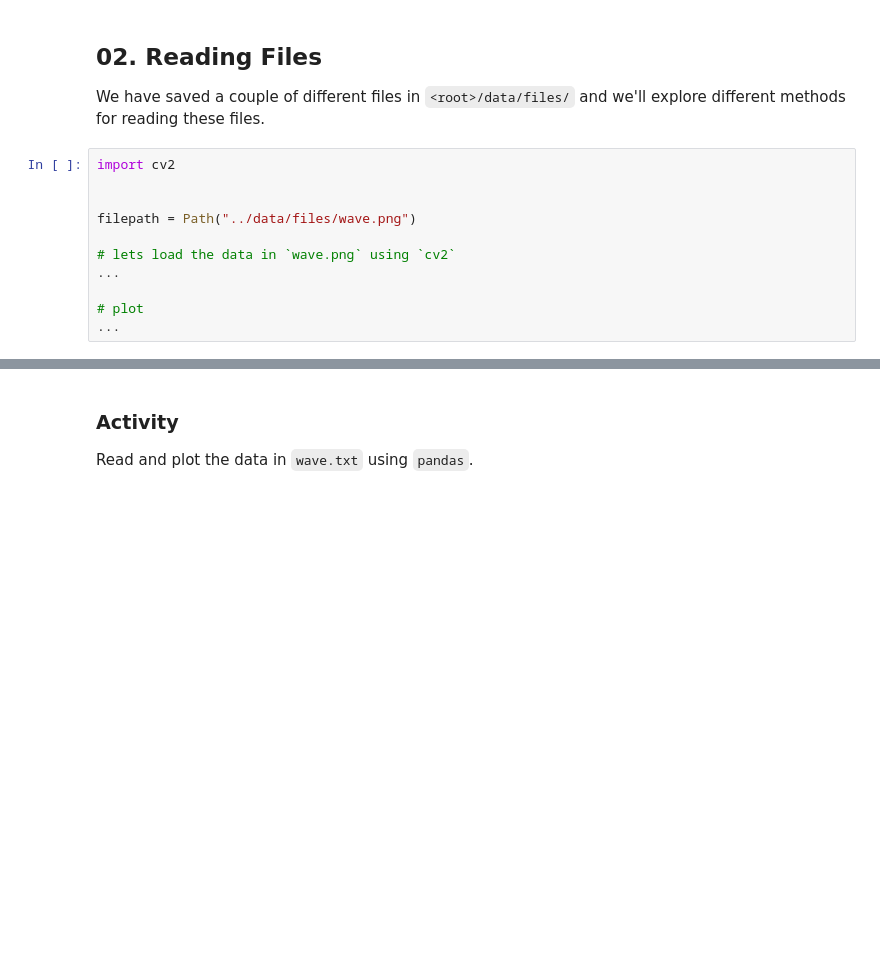
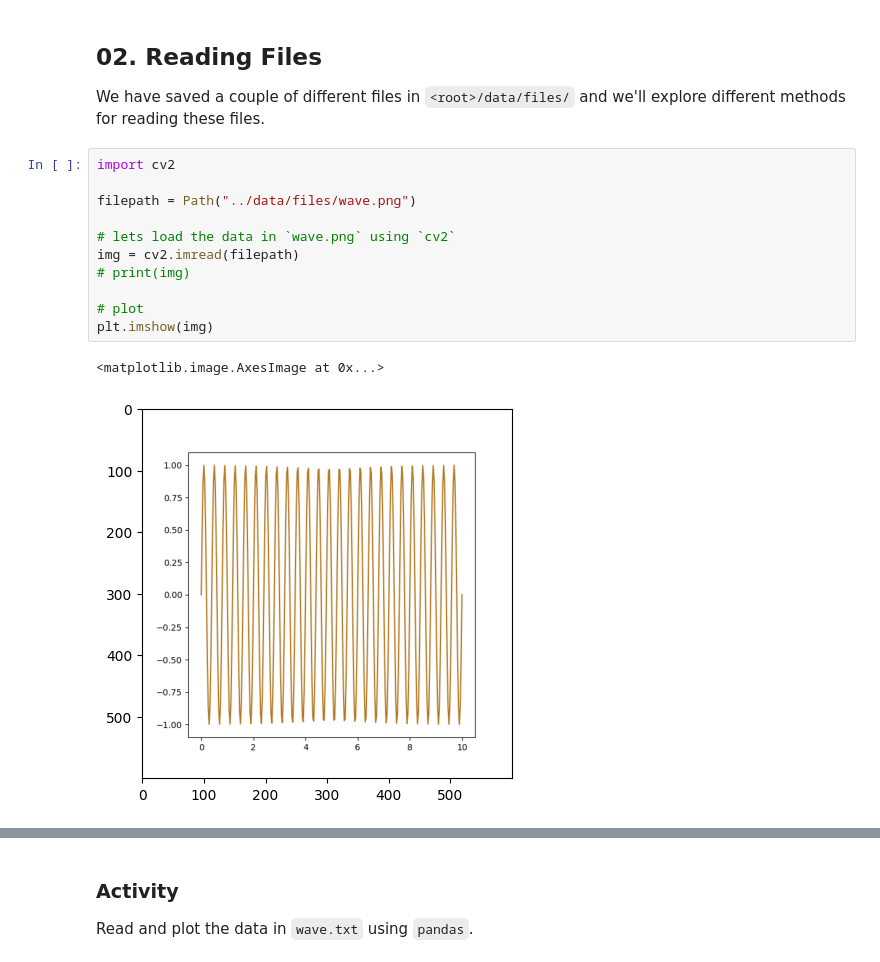
Before and after one commit to nextgenerationgraduatesprogram/nextgen2025-codingbootcamp-session05, a Jupyter notebook: notebooks/02-reading-and-writing-to-files.ipynb, the cells around one changed output, grey strips where cells are left out. Saved outputs shown, nothing was run; the diff lists cells and outputs as text; blank space fills up the shorter version.

```diff
--- a/notebooks/02-reading-and-writing-to-files.ipynb
+++ b/notebooks/02-reading-and-writing-to-files.ipynb
@@ -46,12 +103,15 @@ filepath = Path("../data/files/wave.HDF5")
 We have saved a couple of different files in `<root>/data/files/` and we'll explore different methods for reading these files.
 # %%
 import cv2
-
 
 filepath = Path("../data/files/wave.png")
 
 # lets load the data in `wave.png` using `cv2`
-...
+img = cv2.imread(filepath)
+# print(img)
 
 # plot
-...
+plt.imshow(img)
+# %% [output]
+<matplotlib.image.AxesImage at 0x...>
+[figure, added]
```
Also changed, not shown: parts of 6 cells of this notebook, 2 other files.
